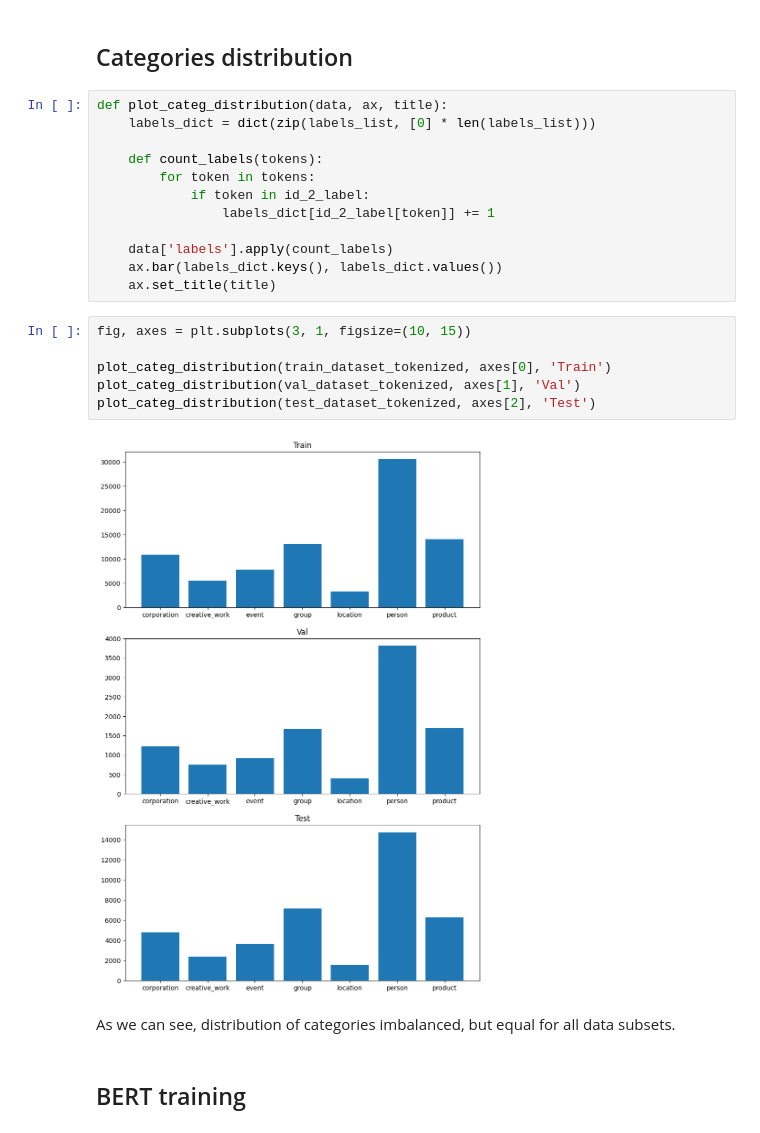
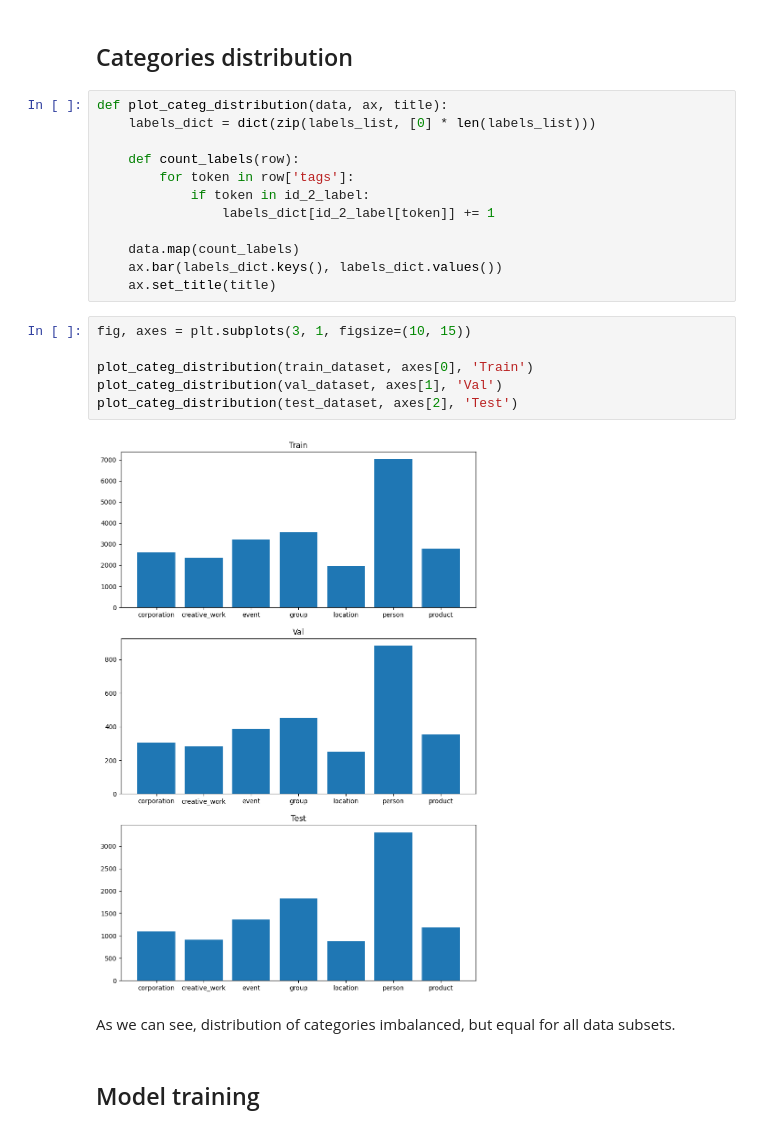
Before and after one commit to AlexSidDev/BigBrother, a Jupyter notebook: EDA.ipynb, the cells around one changed output. Drawn from its saved outputs; the diff is of its cells as text.

Commit message:
Added sentiment analysis and category prediction
Refactor training code

Added model and parameter search

```diff
--- a/EDA.ipynb
+++ b/EDA.ipynb
@@ -67,25 +56,25 @@ Found cached data in data/test_all_tokenized.csv
 def plot_categ_distribution(data, ax, title):
     labels_dict = dict(zip(labels_list, [0] * len(labels_list)))
 
-    def count_labels(tokens):
-        for token in tokens:
+    def count_labels(row):
+        for token in row['tags']:
             if token in id_2_label:
                 labels_dict[id_2_label[token]] += 1
 
-    data['labels'].apply(count_labels)
+    data.map(count_labels)
     ax.bar(labels_dict.keys(), labels_dict.values())
     ax.set_title(title)
 # %%
 fig, axes = plt.subplots(3, 1, figsize=(10, 15))
 
-plot_categ_distribution(train_dataset_tokenized, axes[0], 'Train')
-plot_categ_distribution(val_dataset_tokenized, axes[1], 'Val')
-plot_categ_distribution(test_dataset_tokenized, axes[2], 'Test')
+plot_categ_distribution(train_dataset, axes[0], 'Train')
+plot_categ_distribution(val_dataset, axes[1], 'Val')
+plot_categ_distribution(test_dataset, axes[2], 'Test')
 # %% [output]
-[figure, old version]
+[figure, new version]
 # %% [markdown]
 As we can see, distribution of categories imbalanced, but equal for all data subsets.
 # %% [markdown]
-## BERT training
+## Model training
 # %%
 import evaluate
```
Also changed, not shown: parts of 39 cells of this notebook, 2 other files.
